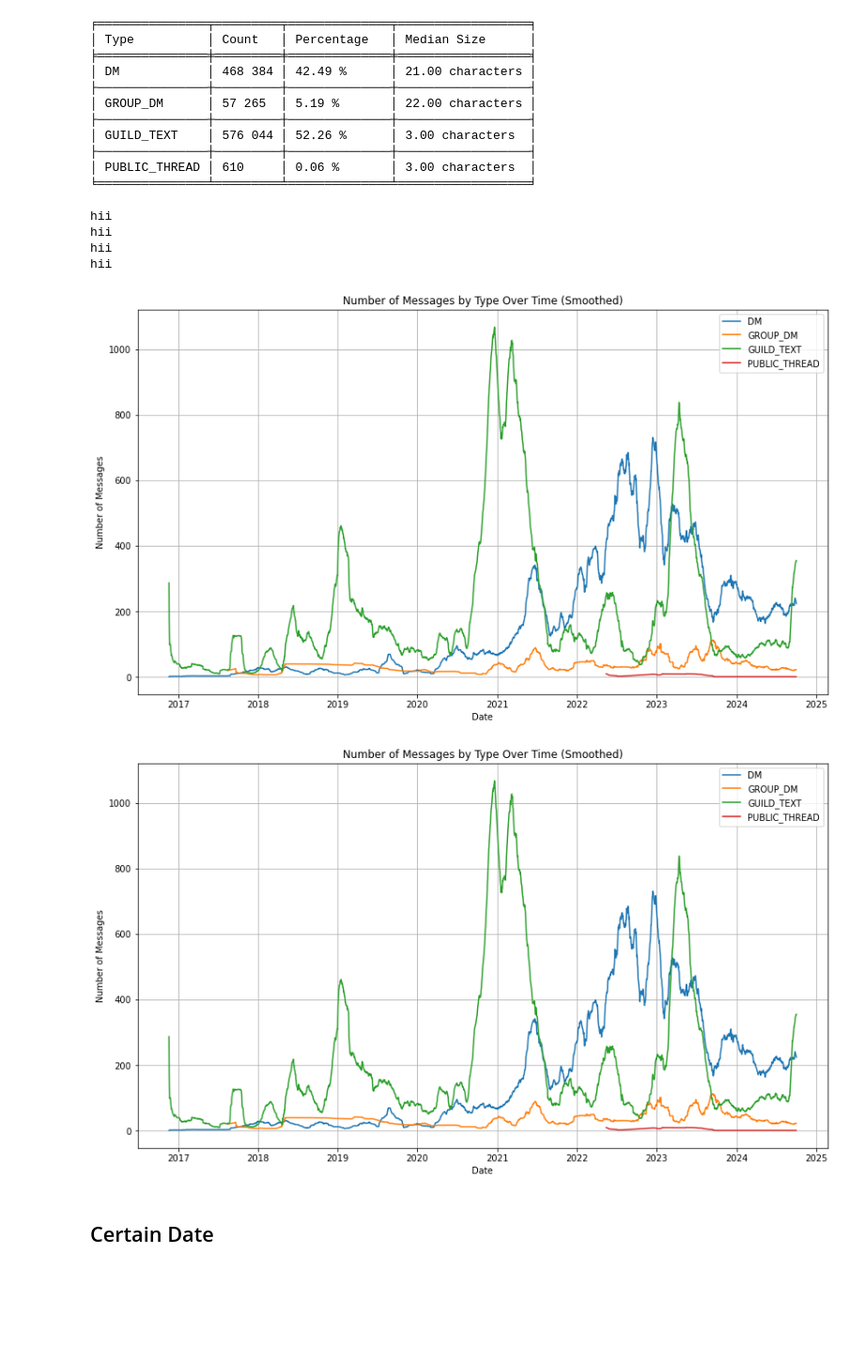
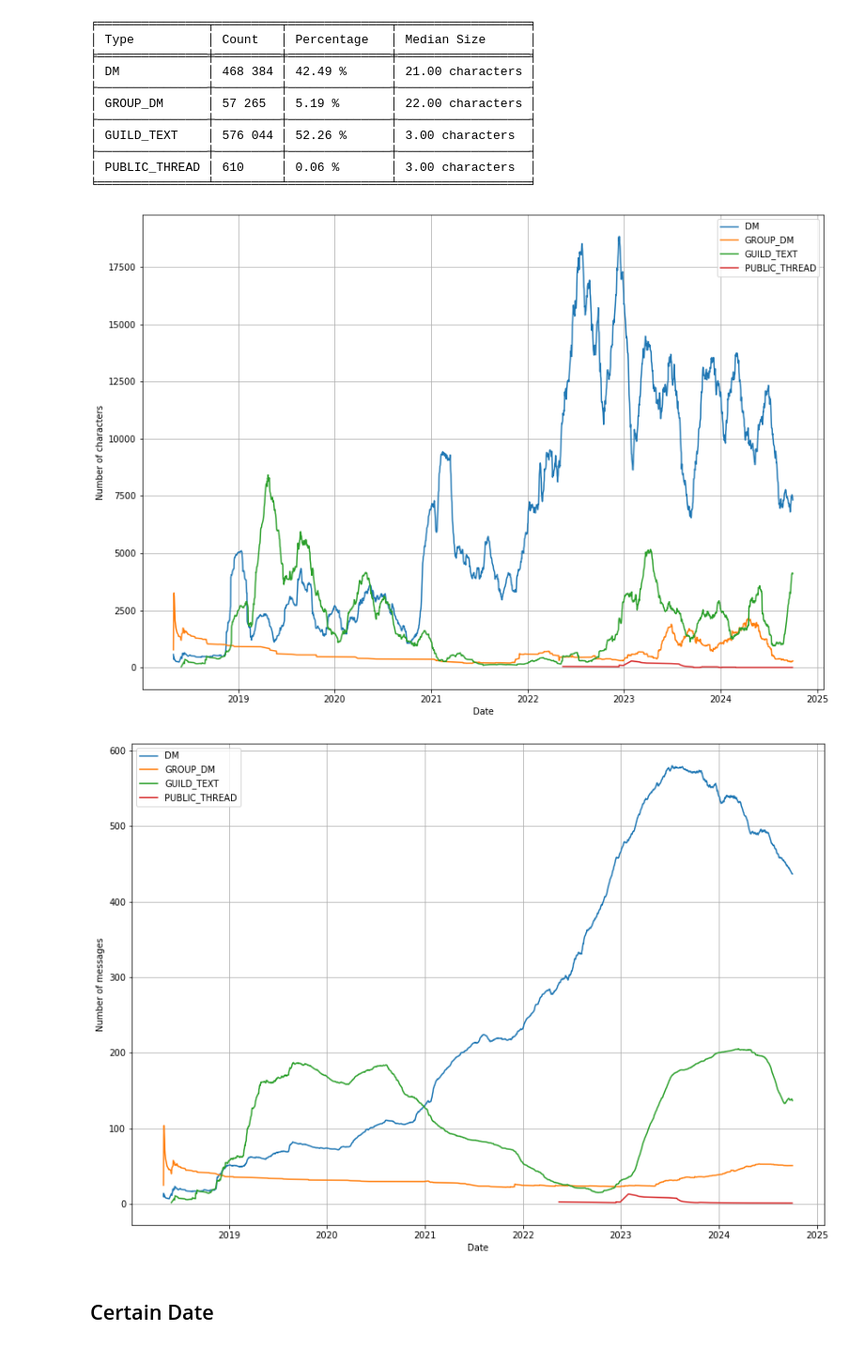
Before and after one commit to bloonsboy/discordboy, a Jupyter notebook: data_discord.ipynb, the cells around one changed output. Shown at 94% size. Drawn from its saved outputs; the diff is of its cells as text; code cells hidden in the pictures; blank space fills up the shorter version.

```diff
--- a/data_discord.ipynb
+++ b/data_discord.ipynb
@@ -20,7 +20,7 @@ from fonctions_extract import *
 from collections import Counter
 from textblob import TextBlob
 from tabulate import tabulate
-df = pd.read_csv("package_messages.csv")
+df = pd.read_csv("package_sola_messages.csv")
 # %% [markdown]
 ## Extraction of the package
 # %%
@@ -34,7 +34,7 @@ INDEX_PATH = f"{package_name[:-4]}/messages/index.json"
 MESSAGES_PATH = f"{package_name[:-4]}/messages"
 
 if os.path.exists(f"{package_name[:-4]}_messages.csv"):
-    df = pd.read_csv("discord_messages.csv")
+    df = pd.read_csv(f"{package_name[:-4]}_messages.csv")
 else:
     df = create_dataframe(MESSAGES_PATH, get_conversion_name_dict(INDEX_PATH))
 df.to_csv(f"{package_name[:-4]}_messages.csv", index=False)
@@ -61,5 +61,3 @@ TOP 10    DM                           GROUP_DM                              GUI
 
 Total     468 384                      57 265                                576 044                                          610
 ========  ===========================  ====================================  ===============================================  ===================================================
-# %%
-df['len'] = df['Contents'].str.len()
@@ -130,15 +93,11 @@ message_statistics(df)
 # %%
 plot_message_statistics(df, window=50, type="character")
 # %% [output]
-hii
-hii
-hii
-hii
-[figure, old version]
+[figure, new version]
 # %%
-plot_message_statistics(df, window=50)
+plot_message_statistics(df, window=500)
 # %% [output]
-[figure, old version]
+[figure, new version]
 # %%
 taille_message(df)
 # %%
```
Also changed, not shown: parts of 4 cells of this notebook, 3 other files.
